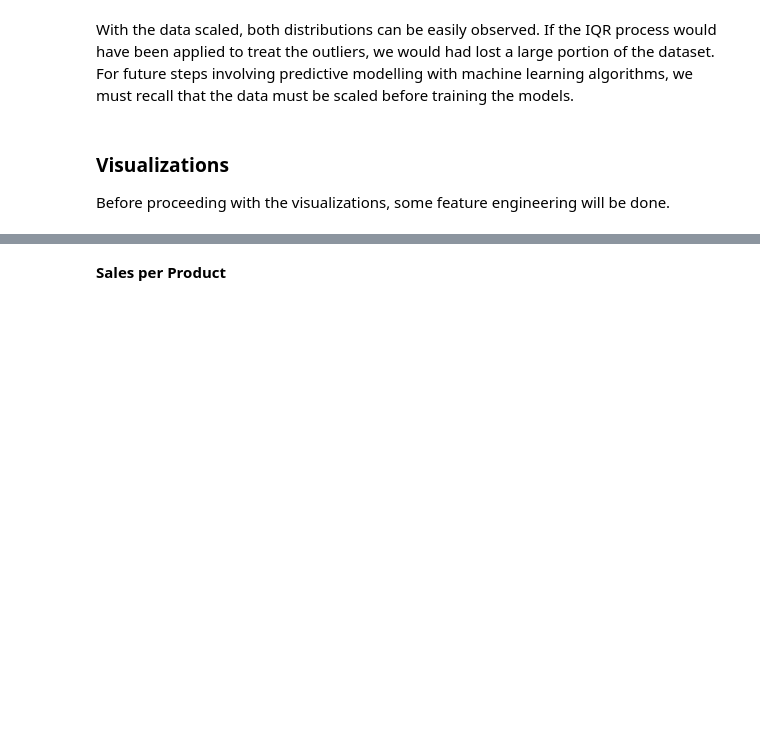
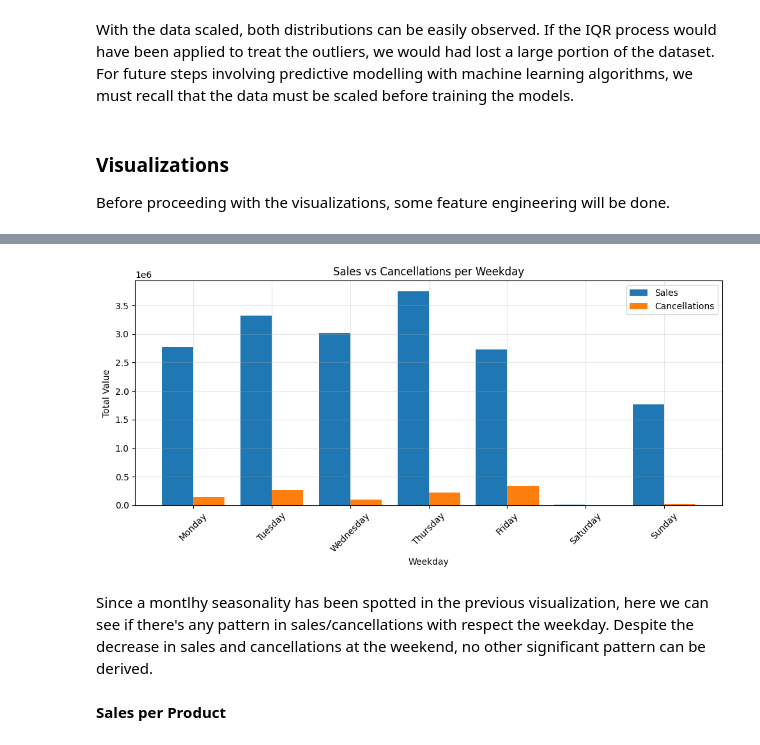
Before and after one commit to EnricPH/Evolve_ML_Project, a Jupyter notebook: notebooks/ML_Project.ipynb, the cells around one changed output, grey strips where cells are left out. Cells and saved outputs as stored; diff of their text form; code cells hidden in the pictures; blank space fills up the shorter version.

```diff
--- a/notebooks/ML_Project.ipynb
+++ b/notebooks/ML_Project.ipynb
@@ -378,2 +346,8 @@ NameError: name 'df_copy' is not defined
+# %%
+weekday_visualization(df_copy)
+# %% [output]
+[figure, added]
+# %% [markdown]
+Since a montlhy seasonality has been spotted in the previous visualization, here we can see if there's any pattern in sales/cancellations with respect the weekday. Despite the decrease in sales and cancellations at the weekend, no other significant pattern can be derived.
 # %% [markdown]
 **Sales per Product**
```
Also changed, not shown: parts of 20 cells of this notebook, 5 other files.
